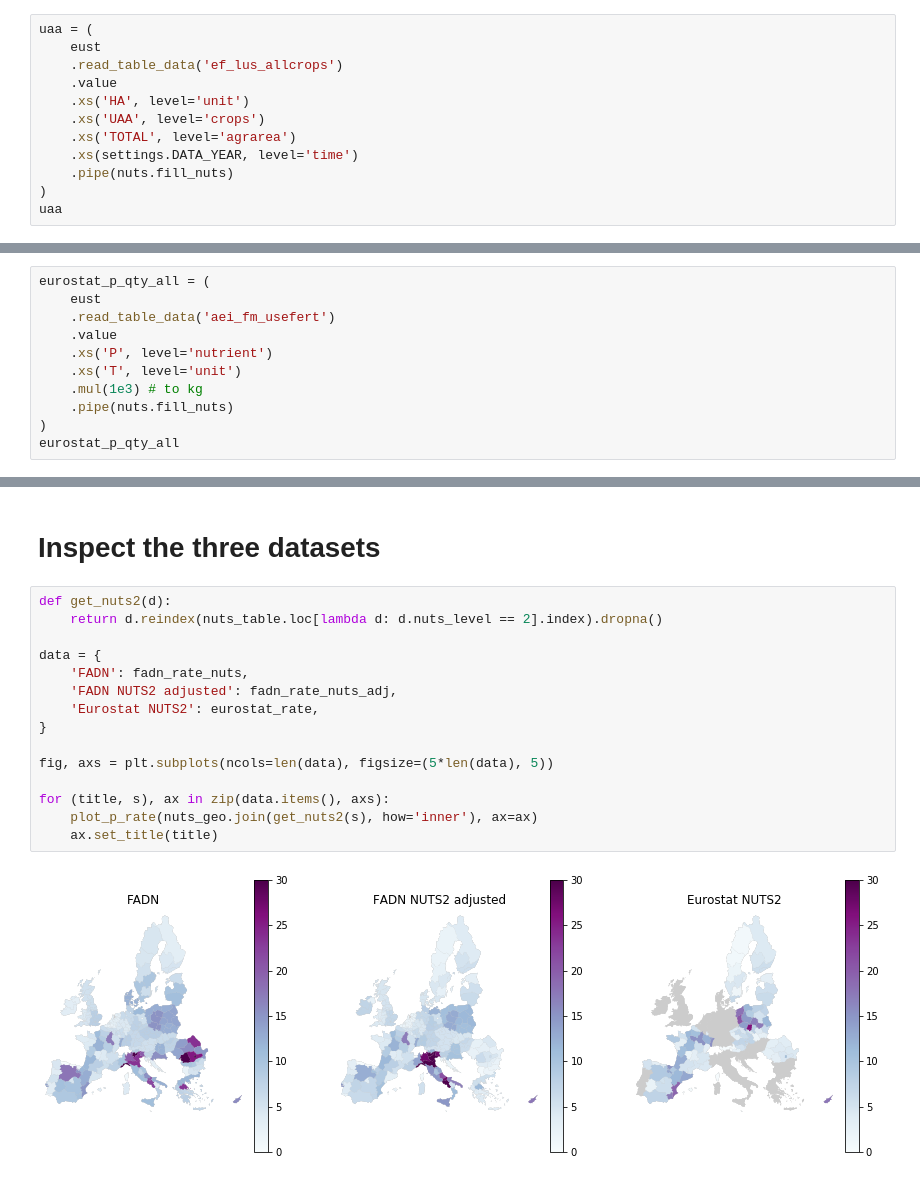
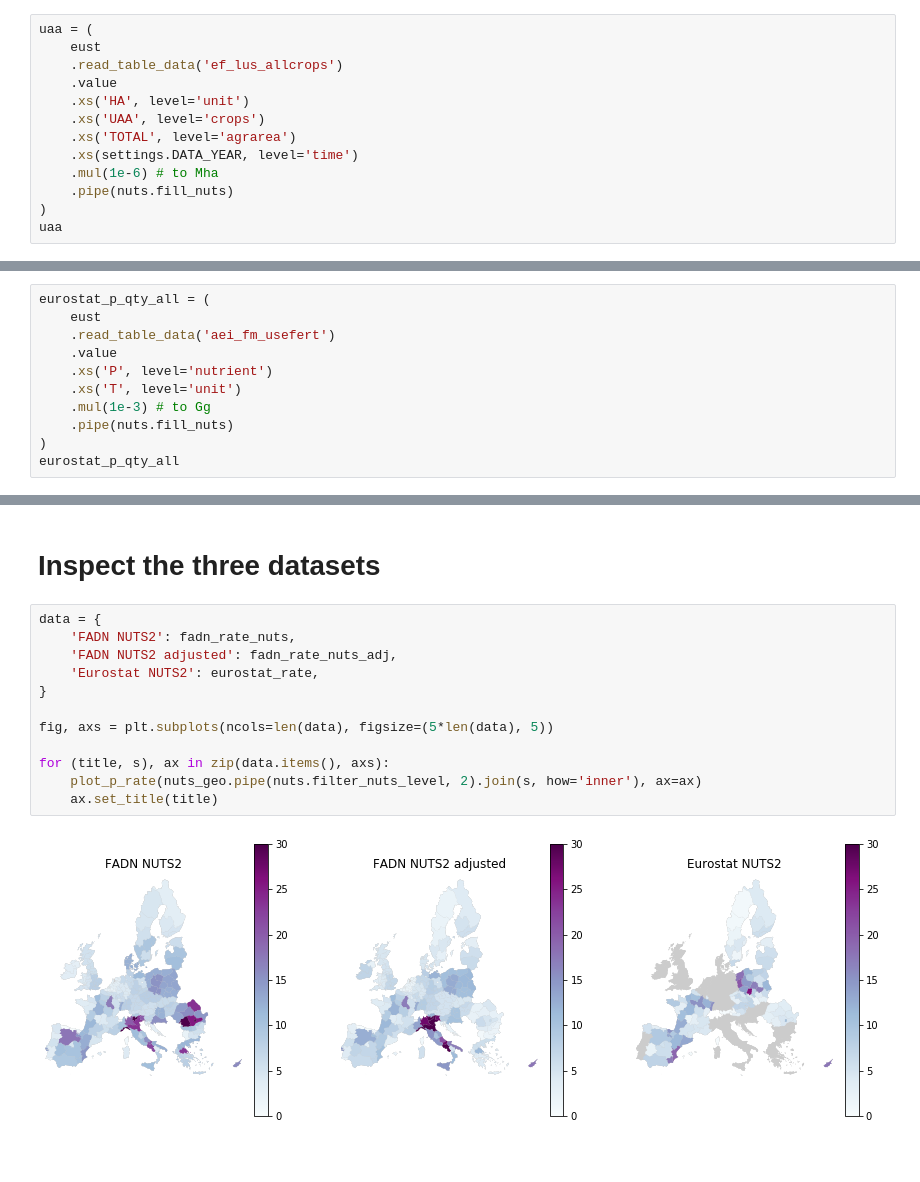
Before and after one commit to rasmuse/subnational-p-budgets, a Jupyter notebook: Mineral fertilizer.ipynb, the cells around one changed output, grey strips where cells are left out. Drawn from its saved outputs; the diff is of its cells as text.

```diff
--- a/Mineral P rates.ipynb
+++ b/Mineral fertilizer.ipynb
@@ -128,6 +128,7 @@ uaa = (
     .xs('UAA', level='crops')
     .xs('TOTAL', level='agrarea')
     .xs(settings.DATA_YEAR, level='time')
+    .mul(1e-6) # to Mha
     .pipe(nuts.fill_nuts)
 )
 uaa
@@ -154,7 +155,7 @@ eurostat_p_qty_all = (
     .value
     .xs('P', level='nutrient')
     .xs('T', level='unit')
-    .mul(1e3) # to kg
+    .mul(1e-3) # to Gg
     .pipe(nuts.fill_nuts)
 )
 eurostat_p_qty_all
@@ -451,20 +452,17 @@ Name: rate, Length: 393, dtype: float64
 # %% [markdown]
 # Inspect the three datasets
 # %%
-def get_nuts2(d):
-    return d.reindex(nuts_table.loc[lambda d: d.nuts_level == 2].index).dropna()
-
 data = {
-    'FADN': fadn_rate_nuts,
+    'FADN NUTS2': fadn_rate_nuts,
     'FADN NUTS2 adjusted': fadn_rate_nuts_adj,
     'Eurostat NUTS2': eurostat_rate,
 }
 
 fig, axs = plt.subplots(ncols=len(data), figsize=(5*len(data), 5))
 
 for (title, s), ax in zip(data.items(), axs):
-    plot_p_rate(nuts_geo.join(get_nuts2(s), how='inner'), ax=ax)
+    plot_p_rate(nuts_geo.pipe(nuts.filter_nuts_level, 2).join(s, how='inner'), ax=ax)
     ax.set_title(title)
 # %% [output]
-[figure, old version]
+[figure, new version]
 # %%
```
Also changed, not shown: parts of 8 cells of this notebook, 1 other file.
